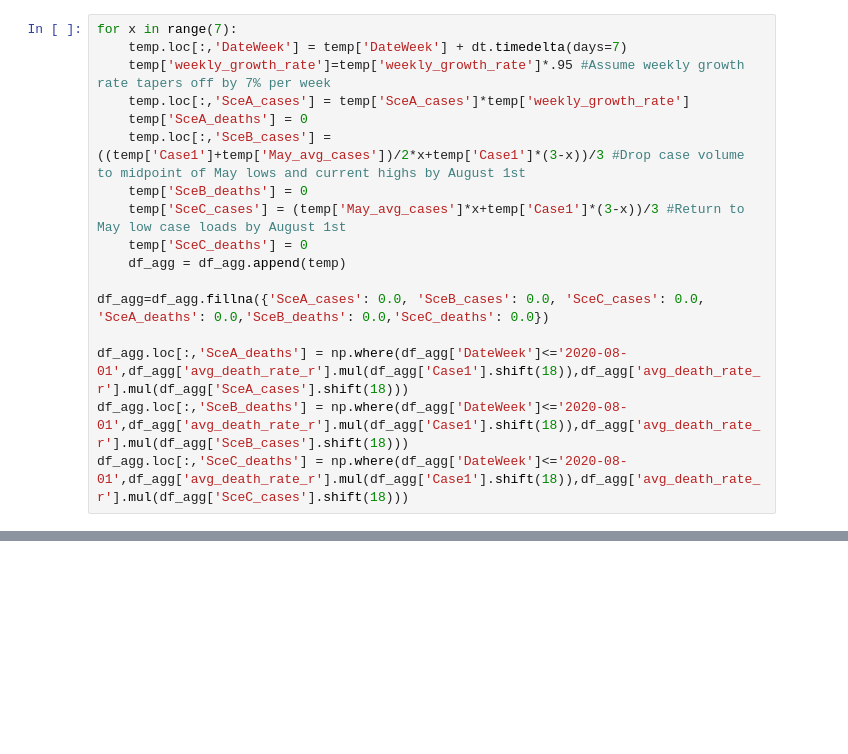
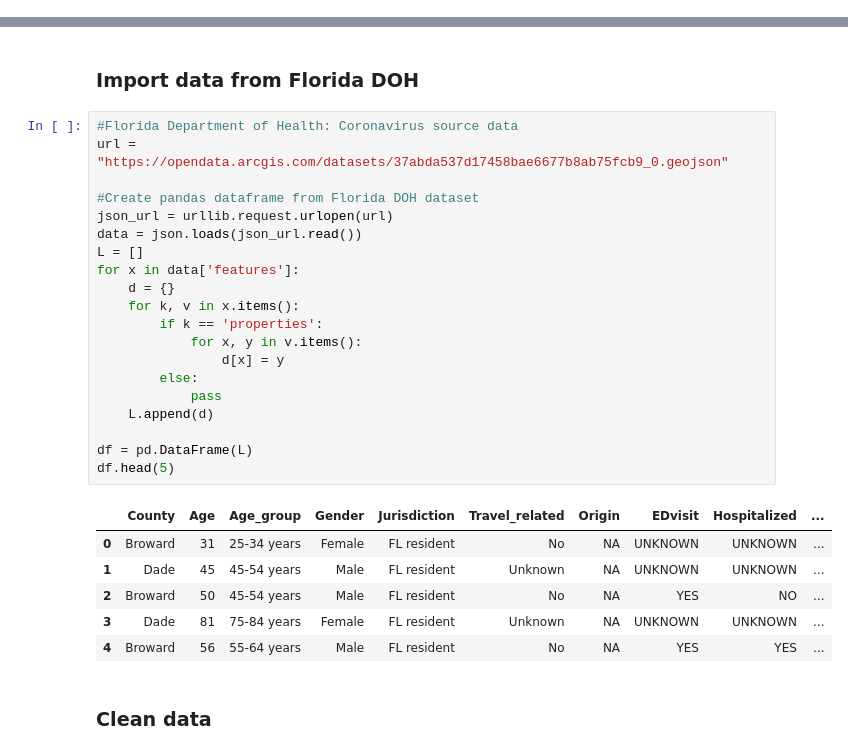
Before and after one commit to nathanfreystaetter/florida_covid_epicenter, a Jupyter notebook: florida_cases.ipynb, the cells around one changed output, grey strips where cells are left out. Cells and saved outputs as stored; diff of their text form; blank space fills up the shorter version.

```diff
--- a/florida_cases.ipynb
+++ b/florida_cases.ipynb
@@ -282,17 +0,0 @@ temp['SceA_cases']=temp['Case1']
-# %%
-for x in range(7):
-    temp.loc[:,'DateWeek'] = temp['DateWeek'] + dt.timedelta(days=7)
-    temp['weekly_growth_rate']=temp['weekly_growth_rate']*.95 #Assume weekly growth rate tapers off by 7% per week
-    temp.loc[:,'SceA_cases'] = temp['SceA_cases']*temp['weekly_growth_rate']
-    temp['SceA_deaths'] = 0
-    temp.loc[:,'SceB_cases'] = ((temp['Case1']+temp['May_avg_cases'])/2*x+temp['Case1']*(3-x))/3 #Drop case volume to midpoint of May lows and current highs by August 1st
-    temp['SceB_deaths'] = 0
-    temp['SceC_cases'] = (temp['May_avg_cases']*x+temp['Case1']*(3-x))/3 #Return to May low case loads by August 1st
-    temp['SceC_deaths'] = 0
-    df_agg = df_agg.append(temp)
-
-df_agg=df_agg.fillna({'SceA_cases': 0.0, 'SceB_cases': 0.0, 'SceC_cases': 0.0, 'SceA_deaths': 0.0,'SceB_deaths': 0.0,'SceC_deaths': 0.0})
-
-df_agg.loc[:,'SceA_deaths'] = np.where(df_agg['DateWeek']<='2020-08-01',df_agg['avg_death_rate_r'].mul(df_agg['Case1'].shift(18)),df_agg['avg_death_rate_r'].mul(df_agg['SceA_cases'].shift(18)))
-df_agg.loc[:,'SceB_deaths'] = np.where(df_agg['DateWeek']<='2020-08-01',df_agg['avg_death_rate_r'].mul(df_agg['Case1'].shift(18)),df_agg['avg_death_rate_r'].mul(df_agg['SceB_cases'].shift(18)))
-df_agg.loc[:,'SceC_deaths'] = np.where(df_agg['DateWeek']<='2020-08-01',df_agg['avg_death_rate_r'].mul(df_agg['Case1'].shift(18)),df_agg['avg_death_rate_r'].mul(df_agg['SceC_cases'].shift(18)))
@@ -298,0 +57,31 @@ df_agg.loc[:,'SceC_deaths'] = np.where(df_agg['DateWeek']<='2020-08-01',df_agg['
+# %% [markdown]
+### Import data from Florida DOH
+# %%
+#Florida Department of Health: Coronavirus source data
+url = "https://opendata.arcgis.com/datasets/37abda537d17458bae6677b8ab75fcb9_0.geojson"
+
+#Create pandas dataframe from Florida DOH dataset
+json_url = urllib.request.urlopen(url)
+data = json.loads(json_url.read())
+L = []
+for x in data['features']:
+    d = {}
+    for k, v in x.items():
+        if k == 'properties':
+            for x, y in v.items():
+                d[x] = y
+        else:
+            pass
+    L.append(d)
+
+df = pd.DataFrame(L)
+df.head(5)
+# %% [output]
+|  | County | Age | Age_group | Gender | Jurisdiction | Travel_related | Origin | EDvisit | Hospitalized | ... |
+| 0 | Broward | 31 | 25-34 years | Female | FL resident | No | NA | UNKNOWN | UNKNOWN | ... |
+| 1 | Dade | 45 | 45-54 years | Male | FL resident | Unknown | NA | UNKNOWN | UNKNOWN | ... |
+| 2 | Broward | 50 | 45-54 years | Male | FL resident | No | NA | YES | NO | ... |
+| 3 | Dade | 81 | 75-84 years | Female | FL resident | Unknown | NA | UNKNOWN | UNKNOWN | ... |
+| 4 | Broward | 56 | 55-64 years | Male | FL resident | No | NA | YES | YES | ... |
+# %% [markdown]
+### Clean data
```
Also changed, not shown: parts of 55 cells of this notebook.
